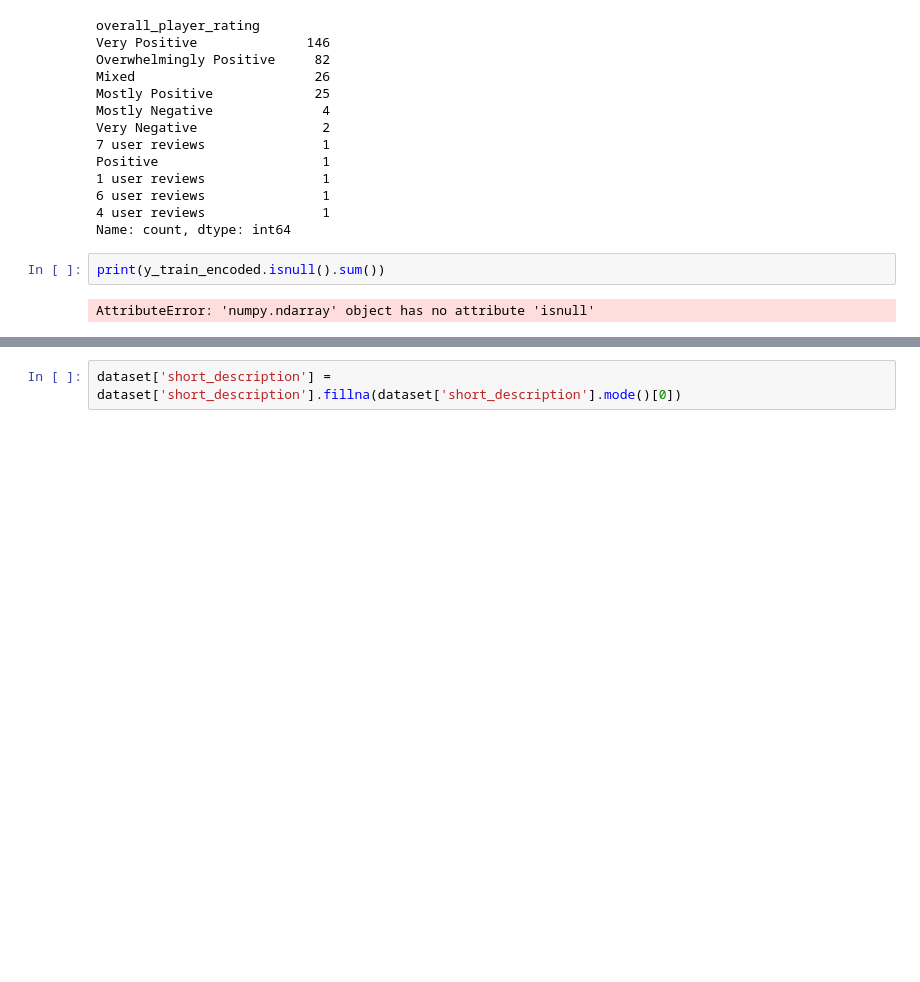
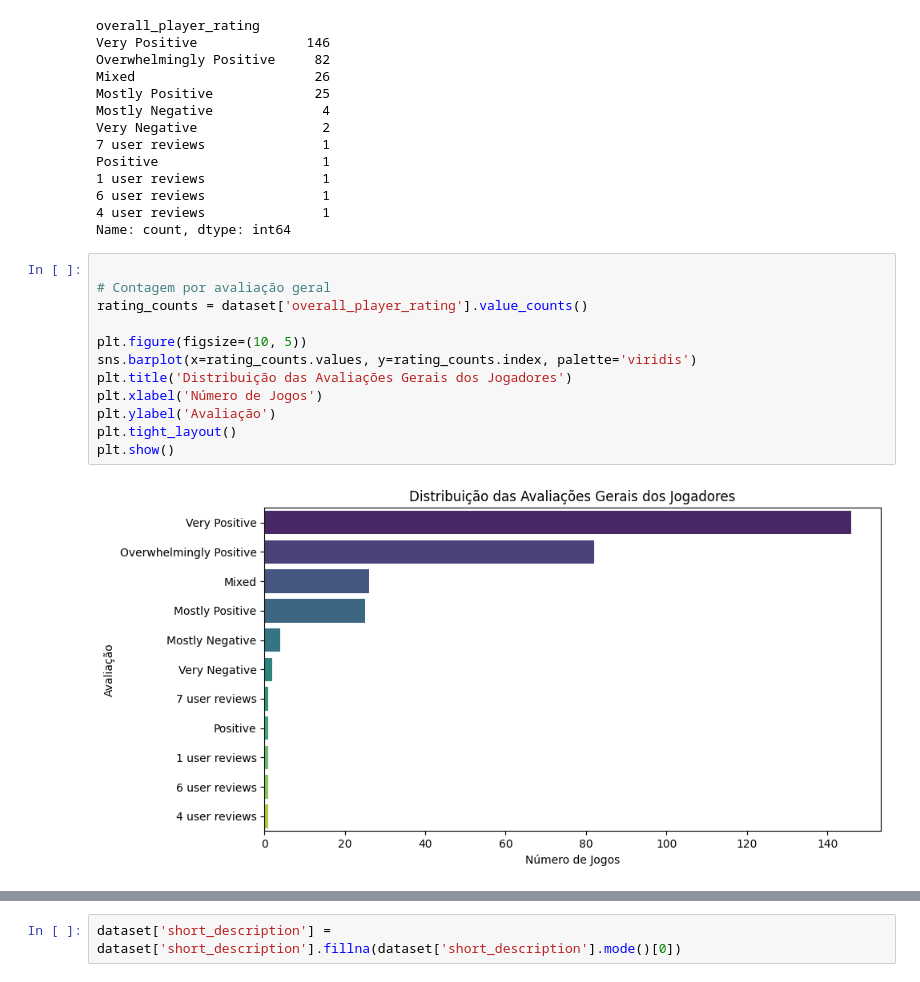
Before and after one commit to rodrigo8502/projeto5, a Jupyter notebook: games_description2.ipynb, the cells around one changed output, grey strips where cells are left out. Saved outputs shown, nothing was run; the diff lists cells and outputs as text; blank space fills up the shorter version.

```diff
--- a/games_description2.ipynb
+++ b/games_description2.ipynb
@@ -108,7 +111,17 @@ Positive                     1
 6 user reviews               1
 4 user reviews               1
 Name: count, dtype: int64
-# %%
-print(y_train_encoded.isnull().sum())
-# %% [output]
-AttributeError: 'numpy.ndarray' object has no attribute 'isnull'
+# %%
+
+# Contagem por avaliação geral
+rating_counts = dataset['overall_player_rating'].value_counts()
+
+plt.figure(figsize=(10, 5))
+sns.barplot(x=rating_counts.values, y=rating_counts.index, palette='viridis')
+plt.title('Distribuição das Avaliações Gerais dos Jogadores')
+plt.xlabel('Número de Jogos')
+plt.ylabel('Avaliação')
+plt.tight_layout()
+plt.show()
+# %% [output]
+[figure, added]
```
Also changed, not shown: parts of 23 cells of this notebook.
